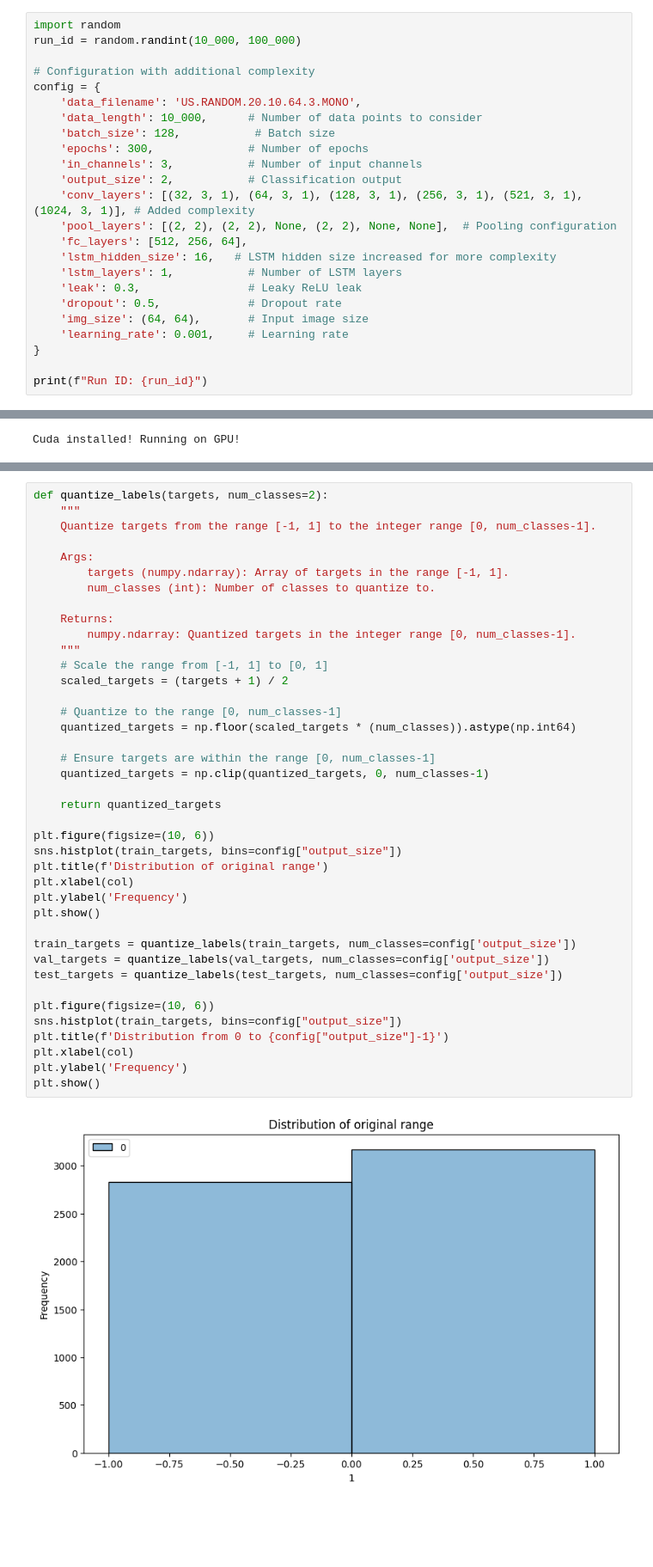
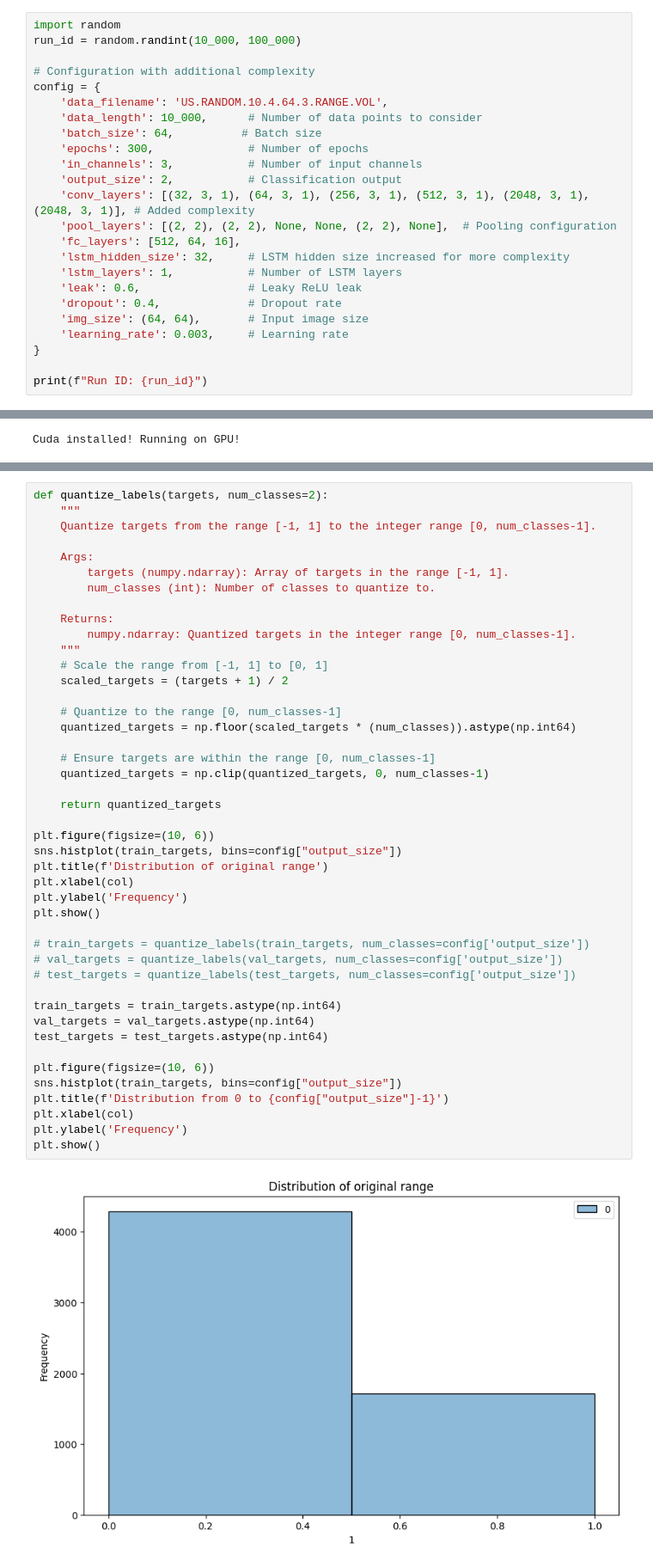
Before and after one commit to mchrisgm/Innovative-Approaches-to-Asset-Prediction, a Jupyter notebook: notebooks/Model training.ipynb, the cells around one changed output, grey strips where cells are left out. Shown: that part at 86% size. Saved outputs shown, nothing was run; the diff lists cells and outputs as text; blank space fills up the shorter version.

```diff
--- a/notebooks/Model training.ipynb
+++ b/notebooks/Model training.ipynb
@@ -23,21 +23,21 @@ run_id = random.randint(10_000, 100_000)
 
 # Configuration with additional complexity
 config = {
-    'data_filename': 'US.RANDOM.20.10.64.3.MONO',
+    'data_filename': 'US.RANDOM.10.4.64.3.RANGE.VOL',
     'data_length': 10_000,      # Number of data points to consider
-    'batch_size': 128,           # Batch size
+    'batch_size': 64,          # Batch size
     'epochs': 300,              # Number of epochs
     'in_channels': 3,           # Number of input channels
     'output_size': 2,           # Classification output
-    'conv_layers': [(32, 3, 1), (64, 3, 1), (128, 3, 1), (256, 3, 1), (521, 3, 1), (1024, 3, 1)], # Added complexity
-    'pool_layers': [(2, 2), (2, 2), None, (2, 2), None, None],  # Pooling configuration
-    'fc_layers': [512, 256, 64],
-    'lstm_hidden_size': 16,   # LSTM hidden size increased for more complexity
+    'conv_layers': [(32, 3, 1), (64, 3, 1), (256, 3, 1), (512, 3, 1), (2048, 3, 1), (2048, 3, 1)], # Added complexity
+    'pool_layers': [(2, 2), (2, 2), None, None, (2, 2), None],  # Pooling configuration
+    'fc_layers': [512, 64, 16],
+    'lstm_hidden_size': 32,     # LSTM hidden size increased for more complexity
     'lstm_layers': 1,           # Number of LSTM layers
-    'leak': 0.3,                # Leaky ReLU leak
-    'dropout': 0.5,             # Dropout rate
+    'leak': 0.6,                # Leaky ReLU leak
+    'dropout': 0.4,             # Dropout rate
     'img_size': (64, 64),       # Input image size
-    'learning_rate': 0.001,     # Learning rate
+    'learning_rate': 0.003,     # Learning rate
 }
 
 print(f"Run ID: {run_id}")
@@ -213,34 +230,38 @@ def quantize_labels(targets, num_classes=2):
 
     Returns:
         numpy.ndarray: Quantized targets in the integer range [0, num_classes-1].
     """
     # Scale the range from [-1, 1] to [0, 1]
     scaled_targets = (targets + 1) / 2
 
     # Quantize to the range [0, num_classes-1]
     quantized_targets = np.floor(scaled_targets * (num_classes)).astype(np.int64)
 
     # Ensure targets are within the range [0, num_classes-1]
     quantized_targets = np.clip(quantized_targets, 0, num_classes-1)
 
     return quantized_targets
 
 plt.figure(figsize=(10, 6))
 sns.histplot(train_targets, bins=config["output_size"])
 plt.title(f'Distribution of original range')
 plt.xlabel(col)
 plt.ylabel('Frequency')
 plt.show()
 
-train_targets = quantize_labels(train_targets, num_classes=config['output_size'])
-val_targets = quantize_labels(val_targets, num_classes=config['output_size'])
-test_targets = quantize_labels(test_targets, num_classes=config['output_size'])
+# train_targets = quantize_labels(train_targets, num_classes=config['output_size'])
+# val_targets = quantize_labels(val_targets, num_classes=config['output_size'])
+# test_targets = quantize_labels(test_targets, num_classes=config['output_size'])
+
+train_targets = train_targets.astype(np.int64)
+val_targets = val_targets.astype(np.int64)
+test_targets = test_targets.astype(np.int64)
 
 plt.figure(figsize=(10, 6))
 sns.histplot(train_targets, bins=config["output_size"])
 plt.title(f'Distribution from 0 to {config["output_size"]-1}')
 plt.xlabel(col)
 plt.ylabel('Frequency')
 plt.show()
 # %% [output]
-[figure, old version]
+[figure, new version]
```
Also changed, not shown: parts of 11 cells of this notebook, 12 other files.
